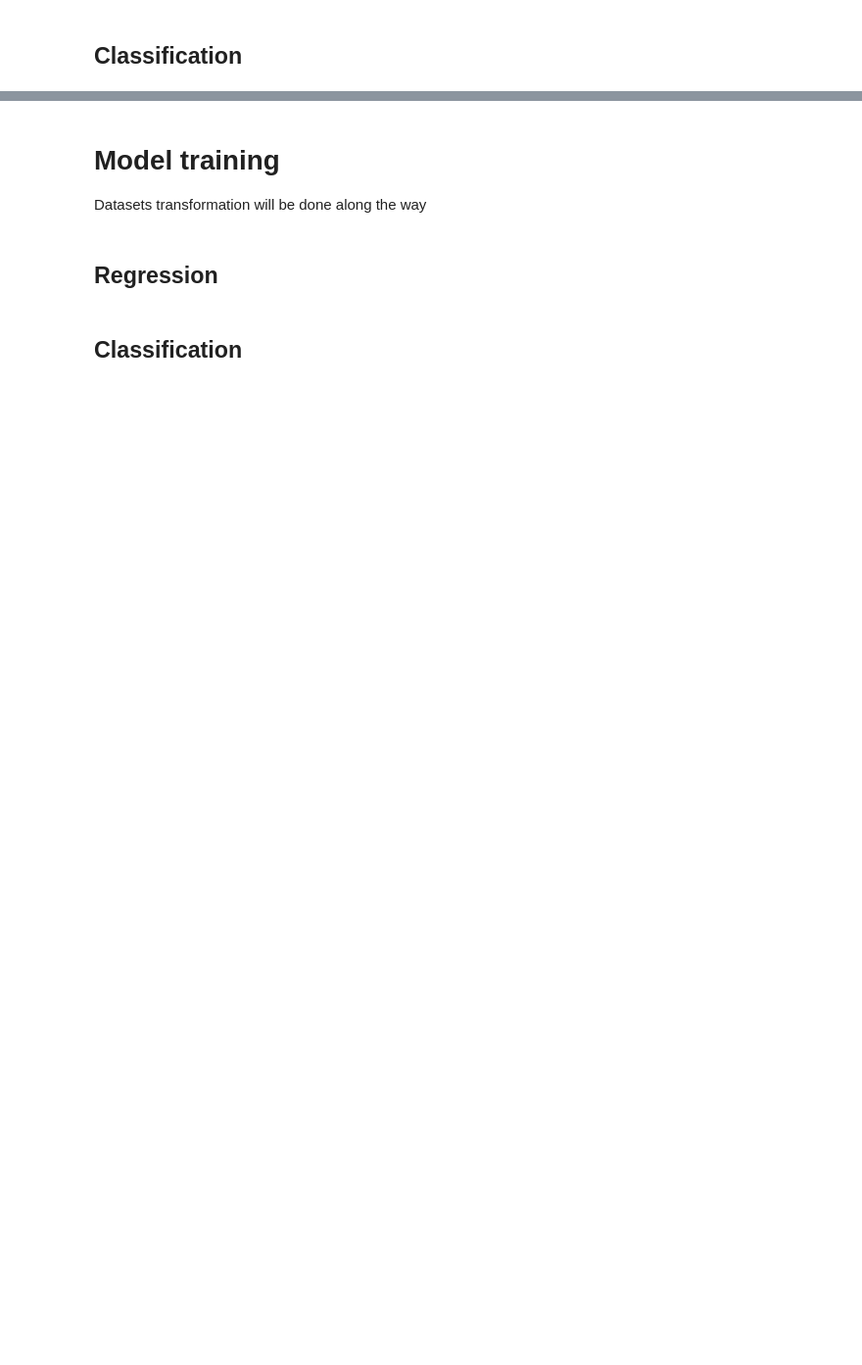
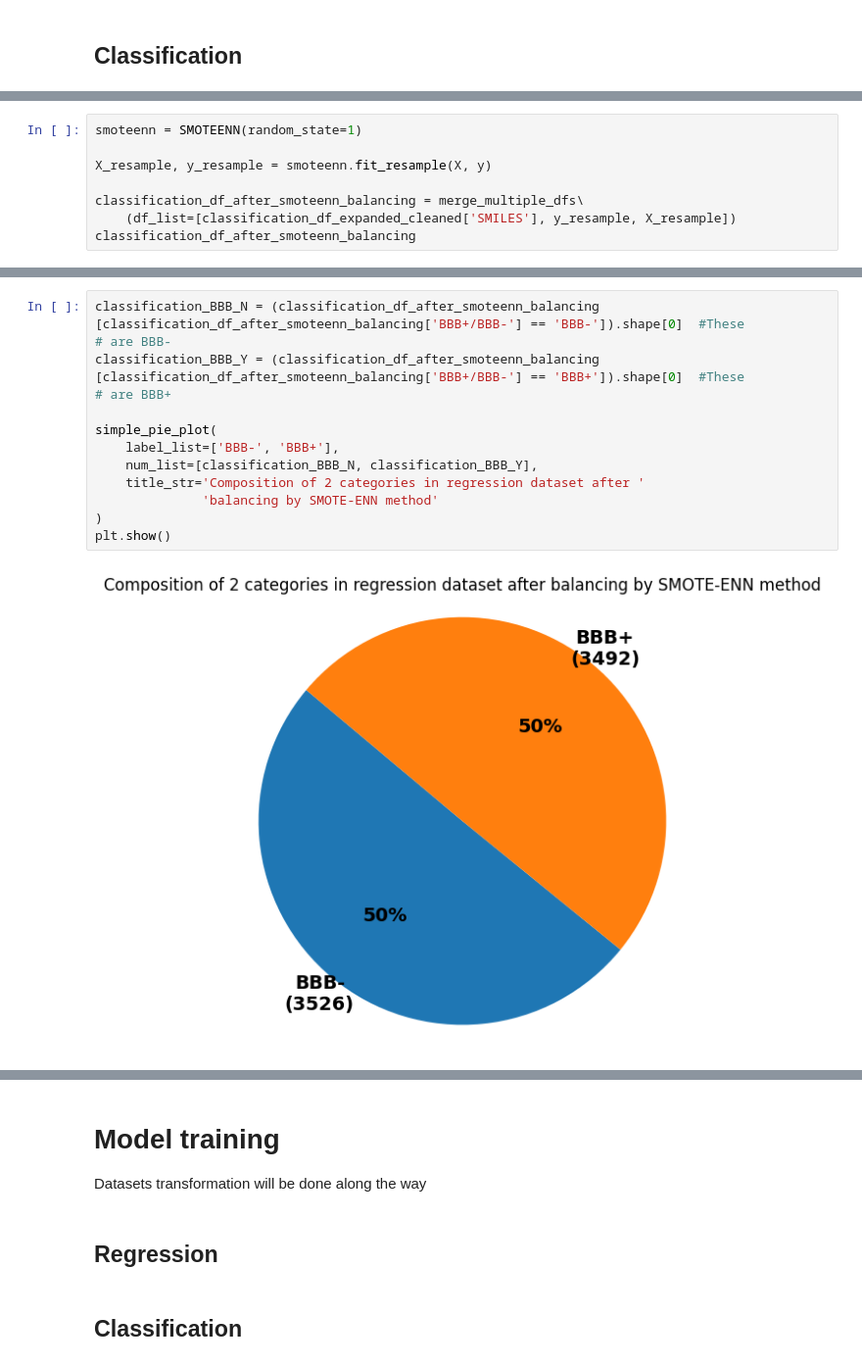
Before and after one commit to junqilu/BBBPrediction, a Jupyter notebook: BBBPrediction.ipynb, the cells around one changed output, grey strips where cells are left out. Shown: that part at 98% size. Saved outputs shown, nothing was run; the diff lists cells and outputs as text; blank space fills up the shorter version.

```diff
--- a/BBBPrediction.ipynb
+++ b/BBBPrediction.ipynb
@@ -238,0 +212,8 @@ regression_df_expanded_cleaned
+# %%
+smoteenn = SMOTEENN(random_state=1)
+
+X_resample, y_resample = smoteenn.fit_resample(X, y)
+
+classification_df_after_smoteenn_balancing = merge_multiple_dfs\
+    (df_list=[classification_df_expanded_cleaned['SMILES'], y_resample, X_resample])
+classification_df_after_smoteenn_balancing
@@ -238,0 +234,17 @@ regression_df_expanded_cleaned
+# %%
+classification_BBB_N = (classification_df_after_smoteenn_balancing
+[classification_df_after_smoteenn_balancing['BBB+/BBB-'] == 'BBB-']).shape[0]  #These
+# are BBB-
+classification_BBB_Y = (classification_df_after_smoteenn_balancing
+[classification_df_after_smoteenn_balancing['BBB+/BBB-'] == 'BBB+']).shape[0]  #These
+# are BBB+
+
+simple_pie_plot(
+    label_list=['BBB-', 'BBB+'],
+    num_list=[classification_BBB_N, classification_BBB_Y],
+    title_str='Composition of 2 categories in regression dataset after '
+              'balancing by SMOTE-ENN method'
+)
+plt.show()
+# %% [output]
+[figure, added]
```
Also changed, not shown: parts of 27 cells of this notebook, 2 other files.
